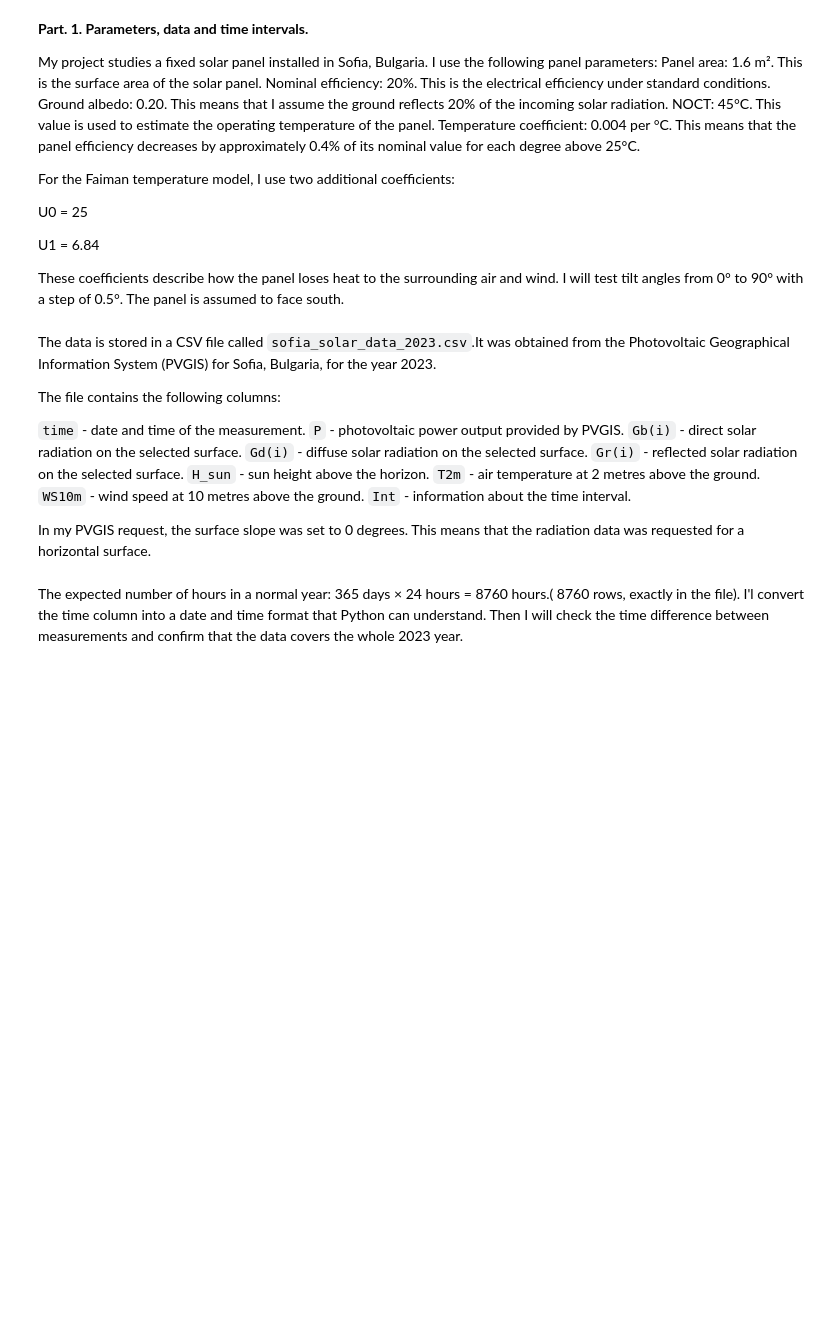
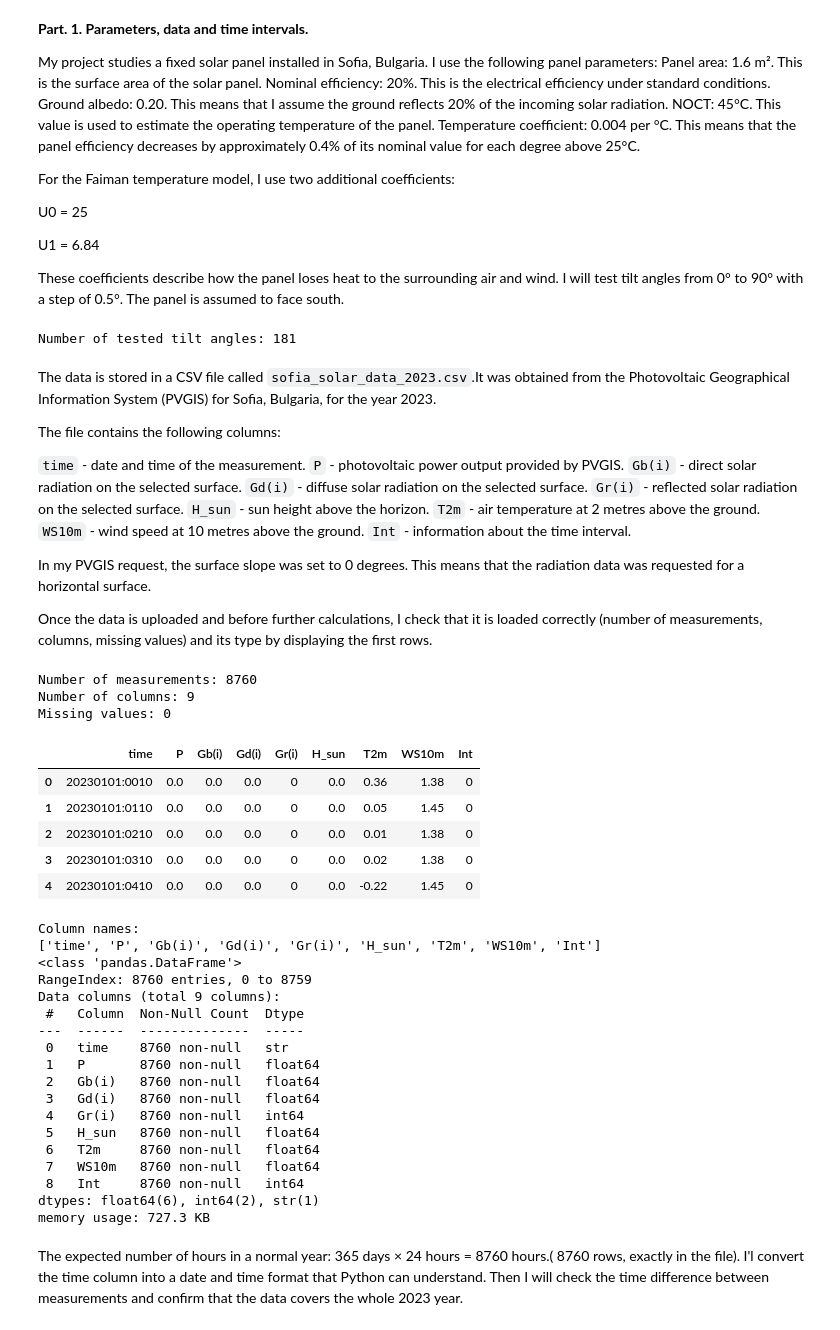
Before and after one commit to myshadow-data/Solar-panel-tilt-angle-optimization, a Jupyter notebook: Tilt_Angle_for_Solar_Panels.ipynb, the cells around one changed output. Drawn from its saved outputs; the diff is of its cells as text; code cells hidden in the pictures; blank space fills up the shorter version.

Commit message:
Check the data is loaded correctly
Adding checks for dataset size, missing values, column names and data types along with displaying the first and the last time measurements.

```diff
--- a/Tilt_Angle_for_Solar_Panels.ipynb
+++ b/Tilt_Angle_for_Solar_Panels.ipynb
@@ -60,6 +60,9 @@ U1 = 6.84
 
 # Tilt angle range
 tilt_angles = np.arange(0, 90.5, 0.5)
+print("Number of tested tilt angles:", len(tilt_angles))
+# %% [output]
+Number of tested tilt angles: 181
 # %% [markdown]
 The data is stored in a CSV file called `sofia_solar_data_2023.csv`.It was obtained from the Photovoltaic Geographical Information System (PVGIS) for Sofia, Bulgaria, for the year 2023.
 
@@ -76,6 +79,8 @@ The file contains the following columns:
 `Int` - information about the time interval.
 
 In my PVGIS request, the surface slope was set to 0 degrees. This means that the radiation data was requested for a horizontal surface.
+
+Once the data is uploaded and before further calculations, I check that it is loaded correctly (number of measurements, columns, missing values) and its type by displaying the first rows.
 # %%
 # Data upload
 file_path = "sofia_solar_data_2023.csv"
@@ -98,3 +103,21 @@ data = pd.read_csv(
     engine="python"
 )
 data.columns = data.columns.str.strip()
+
+# Convert numerical columns to numeric values
+numeric_columns = [
+    "P", "Gb(i)", "Gd(i)", "Gr(i)",
+    "H_sun", "T2m", "WS10m"
+]
+
+for column in numeric_columns:
+    data[column] = pd.to_numeric(data[column], errors="coerce")
+    # Check the loaded dataset
+
+print("Number of measurements:", len(data))
+print("Number of columns:", len(data.columns))
+print("Missing values:", data.isnull().sum().sum())
+# %% [output]
+Number of measurements: 8760
+Number of columns: 9
+Missing values: 0
@@ -110,3 +124,38 @@ for column in numeric_columns:
+# %%
+# Show the first five rows
+display(data.head())
+
+# Show column names
+print("Column names:")
+print(data.columns.tolist())
+
+# Show information about the data
+data.info()
+# %% [output]
+|  | time | P | Gb(i) | Gd(i) | Gr(i) | H_sun | T2m | WS10m | Int |
+| 0 | 20230101:0010 | 0.0 | 0.0 | 0.0 | 0 | 0.0 | 0.36 | 1.38 | 0 |
+| 1 | 20230101:0110 | 0.0 | 0.0 | 0.0 | 0 | 0.0 | 0.05 | 1.45 | 0 |
+| 2 | 20230101:0210 | 0.0 | 0.0 | 0.0 | 0 | 0.0 | 0.01 | 1.38 | 0 |
+| 3 | 20230101:0310 | 0.0 | 0.0 | 0.0 | 0 | 0.0 | 0.02 | 1.38 | 0 |
+| 4 | 20230101:0410 | 0.0 | 0.0 | 0.0 | 0 | 0.0 | -0.22 | 1.45 | 0 |
+Column names:
+['time', 'P', 'Gb(i)', 'Gd(i)', 'Gr(i)', 'H_sun', 'T2m', 'WS10m', 'Int']
+<class 'pandas.DataFrame'>
+RangeIndex: 8760 entries, 0 to 8759
+Data columns (total 9 columns):
+ #   Column  Non-Null Count  Dtype
+---  ------  --------------  -----
+ 0   time    8760 non-null   str
+ 1   P       8760 non-null   float64
+ 2   Gb(i)   8760 non-null   float64
+ 3   Gd(i)   8760 non-null   float64
+ 4   Gr(i)   8760 non-null   int64
+ 5   H_sun   8760 non-null   float64
+ 6   T2m     8760 non-null   float64
+ 7   WS10m   8760 non-null   float64
+ 8   Int     8760 non-null   int64
+dtypes: float64(6), int64(2), str(1)
+memory usage: 727.3 KB
 # %% [markdown]
 The expected number of hours in a normal year: 365 days × 24 hours = 8760 hours.( 8760 rows, exactly in the file). I'l convert the time column into a date and time format that Python can understand. Then I will check the time difference between measurements and confirm that the data covers the whole 2023 year.
 # %% [markdown]
```
Also changed, not shown: parts of 2 cells of this notebook.
